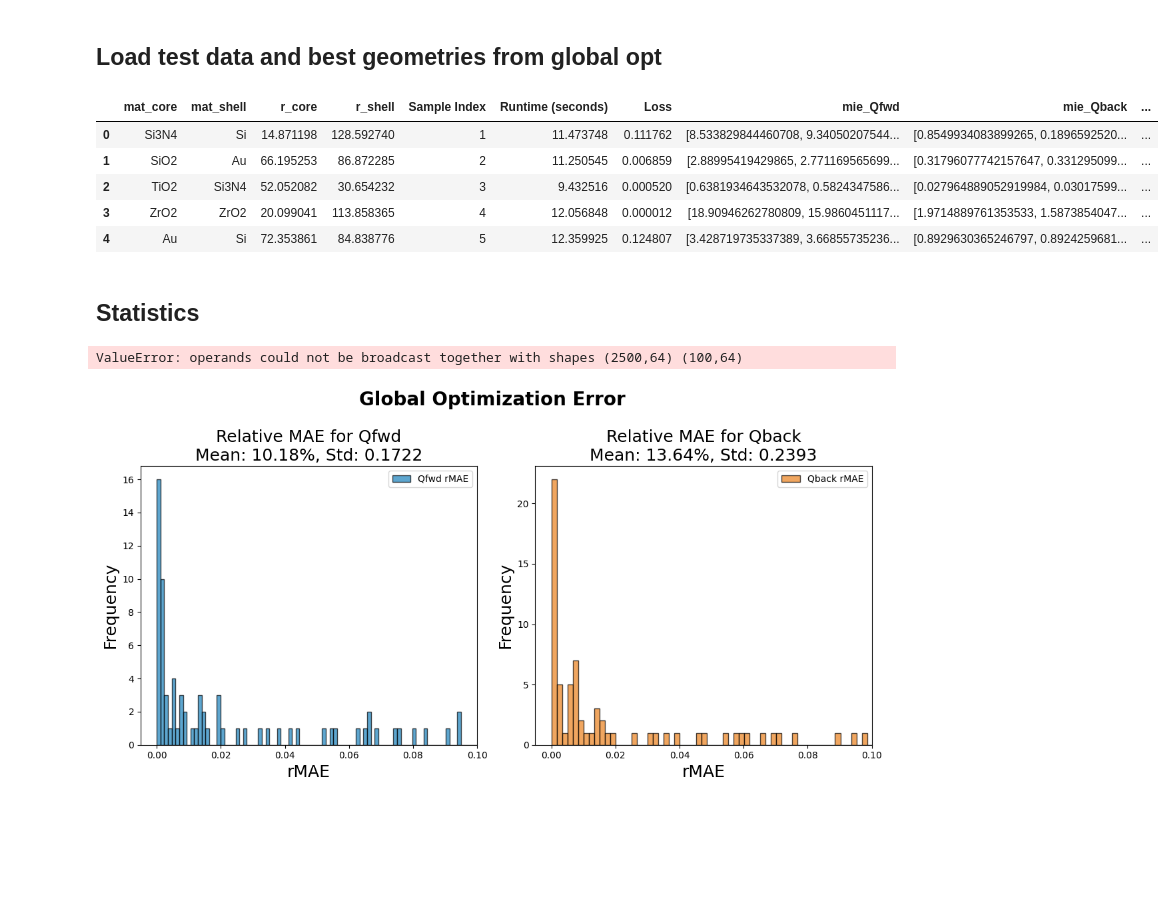
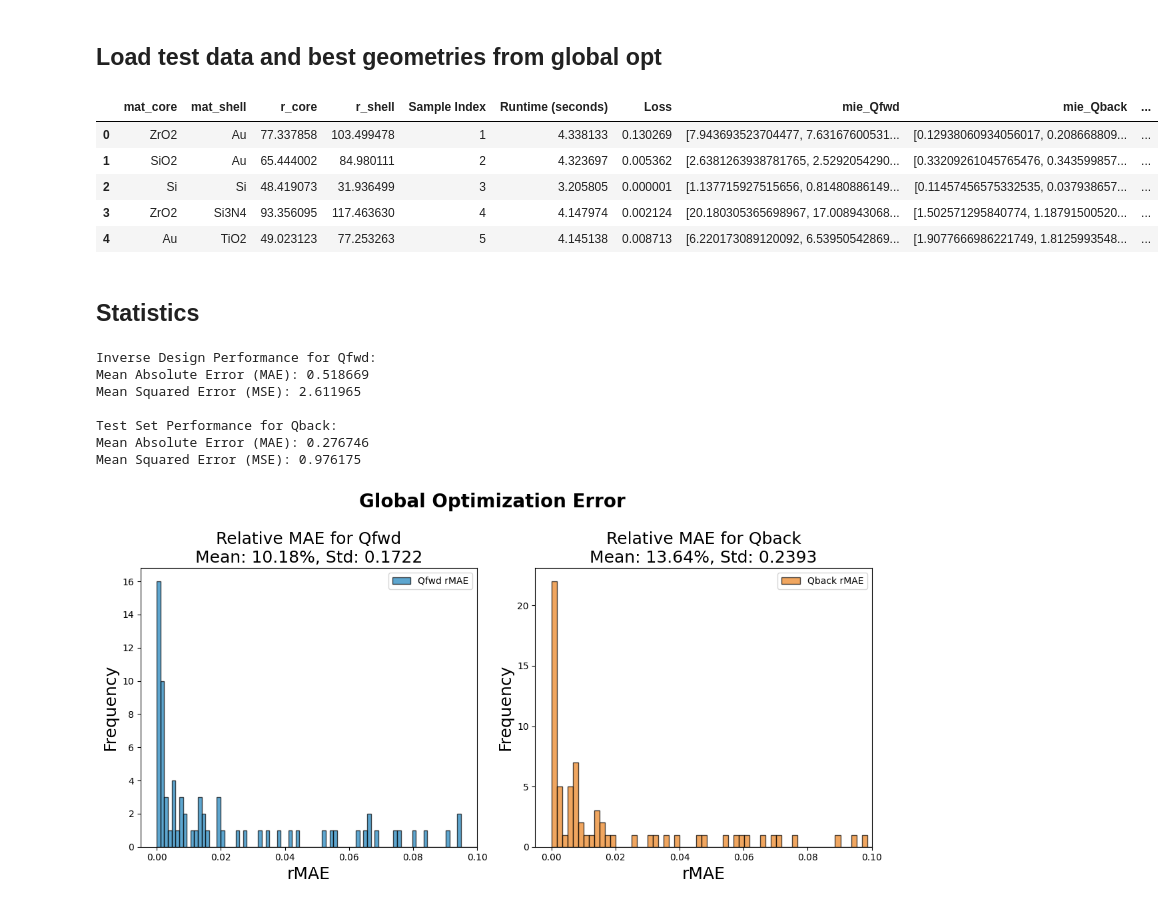
Before and after one commit to S-Dalin/gradient_optimization_with_discrete_materials, a Jupyter notebook: 05b_statistics_inverse_global.ipynb, the cells around one changed output. Drawn from its saved outputs; the diff is of its cells as text; code cells hidden in the pictures; blank space fills up the shorter version.

```diff
--- a/05b_statistics_inverse_global.ipynb
+++ b/05b_statistics_inverse_global.ipynb
@@ -60,28 +78,28 @@ Total avr_runtime (seconds): 10.800982673168182
 ## Load test data and best geometries from global opt
 # %%
 hdf5_df_file = "datasets/core_shell_particles_raw_122500_test_with_pred.h5"
-df_test = pd.read_hdf(hdf5_df_file)
-df_test.head()  # 2500 samples
+df_test = pd.read_hdf(hdf5_df_file)     # 2500 samples
+df_test_100 = df_test.head(100)         # 100 samples
 
 with open("best_geometries/global_inverse_test_data.pkl", "rb") as f:
     best_df = pickle.load(f)
 
 best_df.head()
 # %% [output]
 |  | mat_core | mat_shell | r_core | r_shell | Sample Index | Runtime (seconds) | Loss | mie_Qfwd | mie_Qback | ... |
-| 0 | Si3N4 | Si | 14.871198 | 128.592740 | 1 | 11.473748 | 0.111762 | [8.533829844460708, 9.34050207544... | [0.8549934083899265, 0.1896592520... | ... |
-| 1 | SiO2 | Au | 66.195253 | 86.872285 | 2 | 11.250545 | 0.006859 | [2.88995419429865, 2.771169565699... | [0.31796077742157647, 0.331295099... | ... |
-| 2 | TiO2 | Si3N4 | 52.052082 | 30.654232 | 3 | 9.432516 | 0.000520 | [0.6381934643532078, 0.5824347586... | [0.027964889052919984, 0.03017599... | ... |
-| 3 | ZrO2 | ZrO2 | 20.099041 | 113.858365 | 4 | 12.056848 | 0.000012 | [18.90946262780809, 15.9860451117... | [1.9714889761353533, 1.5873854047... | ... |
-| 4 | Au | Si | 72.353861 | 84.838776 | 5 | 12.359925 | 0.124807 | [3.428719735337389, 3.66855735236... | [0.8929630365246797, 0.8924259681... | ... |
+| 0 | ZrO2 | Au | 77.337858 | 103.499478 | 1 | 4.338133 | 0.130269 | [7.943693523704477, 7.63167600531... | [0.12938060934056017, 0.208668809... | ... |
+| 1 | SiO2 | Au | 65.444002 | 84.980111 | 2 | 4.323697 | 0.005362 | [2.6381263938781765, 2.5292054290... | [0.33209261045765476, 0.343599857... | ... |
+| 2 | Si | Si | 48.419073 | 31.936499 | 3 | 3.205805 | 0.000001 | [1.137715927515656, 0.81480886149... | [0.11457456575332535, 0.037938657... | ... |
+| 3 | ZrO2 | Si3N4 | 93.356095 | 117.463630 | 4 | 4.147974 | 0.002124 | [20.180305365698967, 17.008943068... | [1.502571295840774, 1.18791500520... | ... |
+| 4 | Au | TiO2 | 49.023123 | 77.253263 | 5 | 4.145138 | 0.008713 | [6.220173089120092, 6.53950542869... | [1.9077666986221749, 1.8125993548... | ... |
 # %% [markdown]
 ## Statistics
 # %%
 # Convert relevant columns from DataFrame to NumPy arrays
-qfwd_target = np.vstack(df_test["Q_fwd"])
+qfwd_target = np.vstack(df_test_100["Q_fwd"])   # use df_test if you optimized 2500 samples from previous script `05a`
 qfwd_mie = np.vstack(best_df["mie_Qfwd"])
 
-qback_target = np.vstack(df_test["Q_back"])
+qback_target = np.vstack(df_test_100["Q_back"]) # use df_test if you optimized 2500 samples from previous script `05a`
 qback_mie = np.vstack(best_df["mie_Qback"])
 
 # Calculate performance metrics
@@ -100,7 +118,13 @@ print(f"\nTest Set Performance for Qback:")
 print(f"Mean Absolute Error (MAE): {mae_Qback.mean():.6f}")
 print(f"Mean Squared Error (MSE): {mse_Qback.mean():.6f}")
 # %% [output]
-ValueError: operands could not be broadcast together with shapes (2500,64) (100,64)
+Inverse Design Performance for Qfwd:
+Mean Absolute Error (MAE): 0.518669
+Mean Squared Error (MSE): 2.611965
+
+Test Set Performance for Qback:
+Mean Absolute Error (MAE): 0.276746
+Mean Squared Error (MSE): 0.976175
 # %%
 # Absolute percentage error (MAPE)
 mape_Qfwd = mae_Qfwd.mean(axis=1) / qfwd_target.mean()
```
Also changed, not shown: parts of 6 cells of this notebook, 1 other file.
